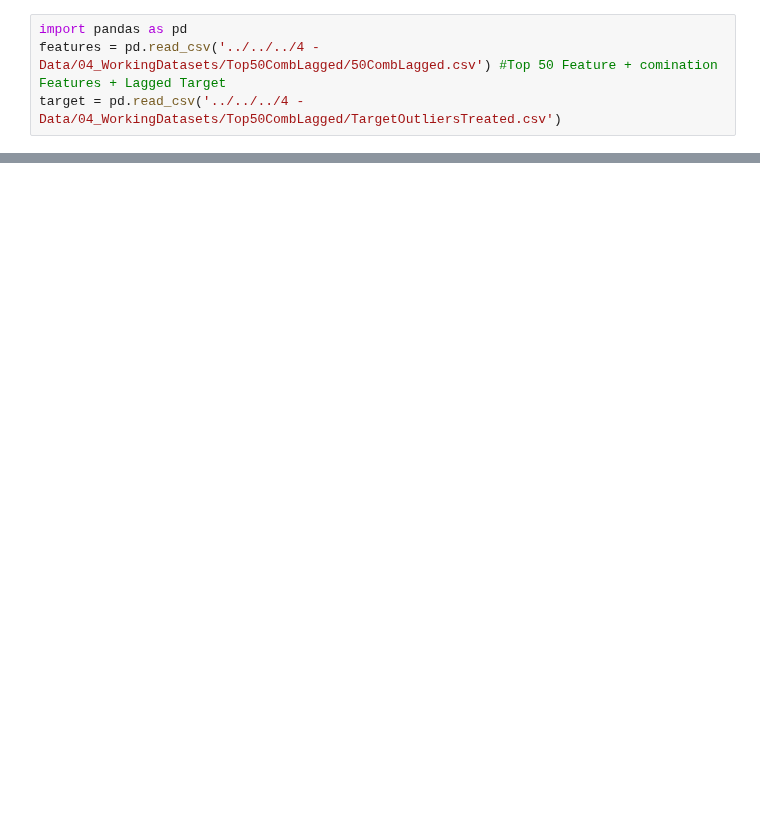
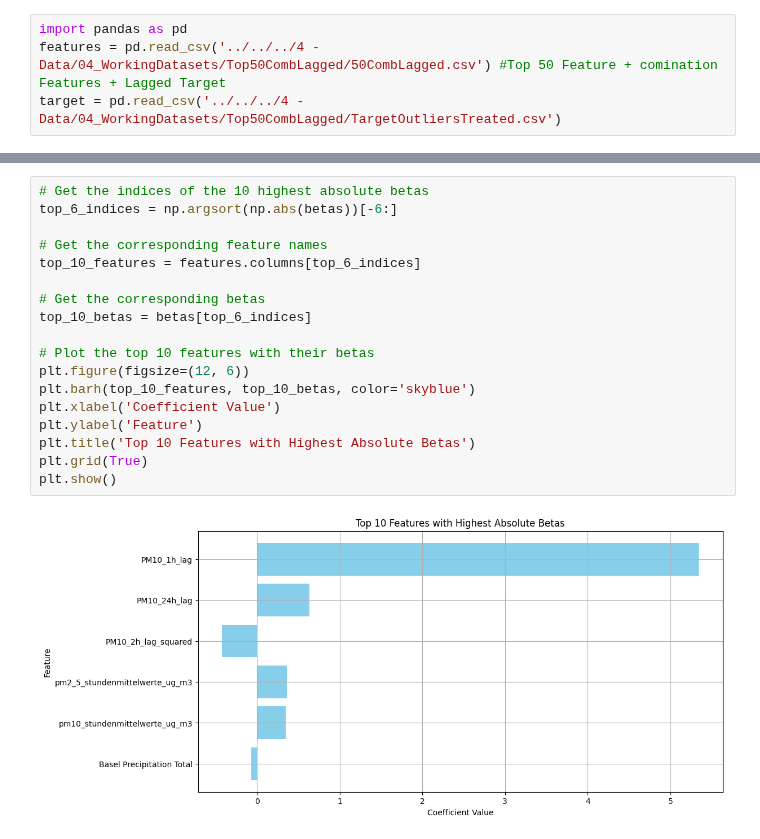
Before and after one commit to joejoejoejor/Its-Wekk, a Jupyter notebook: 5 - Models/1 - LinReg/1 - Working with FINAL_50MostImp_CombinationFeatures_Lagged/1.2-SquaredLinreg.ipynb, the cells around one changed output, grey strips where cells are left out. Cells and saved outputs as stored; diff of their text form; blank space fills up the shorter version.

```diff
--- a/5 - Models/1 - LinReg/1 - Working with FINAL_50MostImp_CombinationFeatures_Lagged/1.2-SquaredLinreg.ipynb
+++ b/5 - Models/1 - LinReg/1 - Working with FINAL_50MostImp_CombinationFeatures_Lagged/1.2-SquaredLinreg.ipynb
@@ -156,0 +229,20 @@ Refined Mean Squared Error on Validation Set: 7.95485567595084
+# %%
+# Get the indices of the 10 highest absolute betas
+top_6_indices = np.argsort(np.abs(betas))[-6:]
+
+# Get the corresponding feature names
+top_10_features = features.columns[top_6_indices]
+
+# Get the corresponding betas
+top_10_betas = betas[top_6_indices]
+
+# Plot the top 10 features with their betas
+plt.figure(figsize=(12, 6))
+plt.barh(top_10_features, top_10_betas, color='skyblue')
+plt.xlabel('Coefficient Value')
+plt.ylabel('Feature')
+plt.title('Top 10 Features with Highest Absolute Betas')
+plt.grid(True)
+plt.show()
+# %% [output]
+[figure, added]
```
Also changed, not shown: parts of 2 cells of this notebook, 1 other file.
